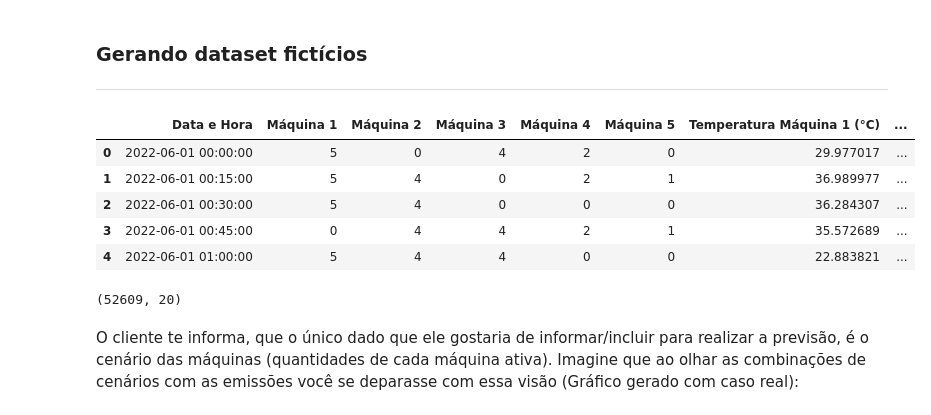
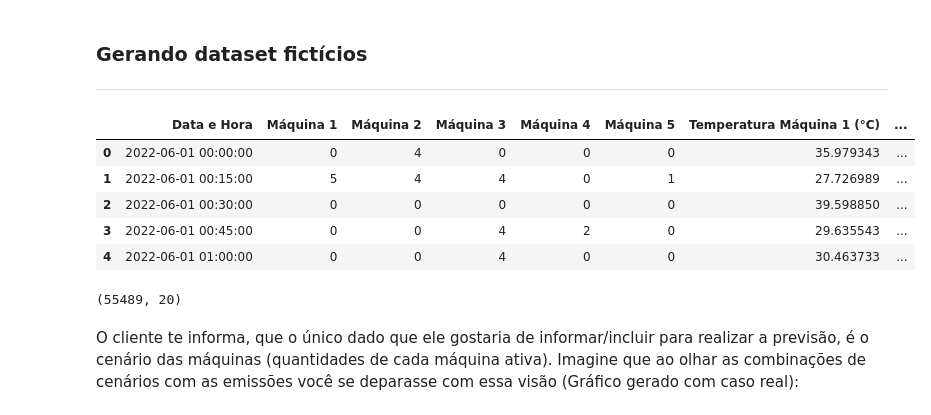
Before and after one commit to rhsouza/Regression-Gas_emission_forecast, a Jupyter notebook: Gas_emission_forecast.ipynb, the cells around one changed output. Saved outputs shown, nothing was run; the diff lists cells and outputs as text; code cells hidden in the pictures.

```diff
--- a/Gas_emission_forecast.ipynb
+++ b/Gas_emission_forecast.ipynb
@@ -26,11 +26,15 @@ Para essa demonstração, será utilizado um dataframe com dados fictícios gera
 import pandas as pd
 import random
 import seaborn as sn
+import matplotlib.pyplot as plt
+import plotly.offline as py
+import plotly.graph_objs as go
+
 from datetime import datetime, timedelta
 
 # Começo e fim da coleta de dados
 data_inicial = datetime(2022, 6, 1)
-data_final = datetime(2023, 12, 1)
+data_final = datetime(2023, 12, 31)
 delta_tempo = timedelta(minutes=15)
 
 # Criando variáveis
@@ -81,43 +85,43 @@ while data_atual <= data_final:
     data_atual += delta_tempo
 
 # Criando dataframe
 dados_maquinas = pd.DataFrame({
     'Data e Hora': datas_horas,
     'Máquina 1': maquina_tipo_1,
     'Máquina 2': maquina_tipo_2,
     'Máquina 3': maquina_tipo_3,
     'Máquina 4': maquina_tipo_4,
     'Máquina 5': maquina_tipo_5,
     'Temperatura Máquina 1 (°C)': temperatura_m1,
     'Temperatura Máquina 2 (°C)': temperatura_m2,
     'Temperatura Máquina 3 (°C)': temperatura_m3,
     'Temperatura Máquina 4 (°C)': temperatura_m4,
     'Temperatura Máquina 5 (°C)': temperatura_m5,
     'Consumo de Energia Máquina 1 (kWh)': consumo_energia_m1,
     'Consumo de Energia Máquina 2 (kWh)': consumo_energia_m2,
     'Consumo de Energia Máquina 3 (kWh)': consumo_energia_m3,
     'Consumo de Energia Máquina 4 (kWh)': consumo_energia_m4,
     'Consumo de Energia Máquina 5 (kWh)': consumo_energia_m5,
     'Pressão (bar)': pressao,
     'producao (m³)': producao,
     'Injeção de Gás': injecao_gas,
     'Emissão de Gases (kg/h)': emissao_gases
 })
 
 # Exibindo as 5 primeiras linhas do dataset
 dados_maquinas.head(5)
 # %% [output]
 |  | Data e Hora | Máquina 1 | Máquina 2 | Máquina 3 | Máquina 4 | Máquina 5 | Temperatura Máquina 1 (°C) | ... |
-| 0 | 2022-06-01 00:00:00 | 5 | 0 | 4 | 2 | 0 | 29.977017 | ... |
-| 1 | 2022-06-01 00:15:00 | 5 | 4 | 0 | 2 | 1 | 36.989977 | ... |
-| 2 | 2022-06-01 00:30:00 | 5 | 4 | 0 | 0 | 0 | 36.284307 | ... |
-| 3 | 2022-06-01 00:45:00 | 0 | 4 | 4 | 2 | 1 | 35.572689 | ... |
-| 4 | 2022-06-01 01:00:00 | 5 | 4 | 4 | 0 | 0 | 22.883821 | ... |
+| 0 | 2022-06-01 00:00:00 | 0 | 4 | 0 | 0 | 0 | 35.979343 | ... |
+| 1 | 2022-06-01 00:15:00 | 5 | 4 | 4 | 0 | 1 | 27.726989 | ... |
+| 2 | 2022-06-01 00:30:00 | 0 | 0 | 0 | 0 | 0 | 39.598850 | ... |
+| 3 | 2022-06-01 00:45:00 | 0 | 0 | 4 | 2 | 0 | 29.635543 | ... |
+| 4 | 2022-06-01 01:00:00 | 0 | 0 | 4 | 0 | 0 | 30.463733 | ... |
 # %%
 # Tamanho do dataset
 dados_maquinas.shape
 # %% [output]
-(52609, 20)
+(55489, 20)
 # %% [markdown]
 O cliente te informa, que o único dado que ele gostaria de informar/incluir para realizar a previsão, é o cenário das máquinas (quantidades de cada máquina ativa).
 Imagine que ao olhar as combinações de cenários com as emissões você se deparasse com essa visão (Gráfico gerado com caso real):
```
Also changed, not shown: parts of 21 cells of this notebook.
